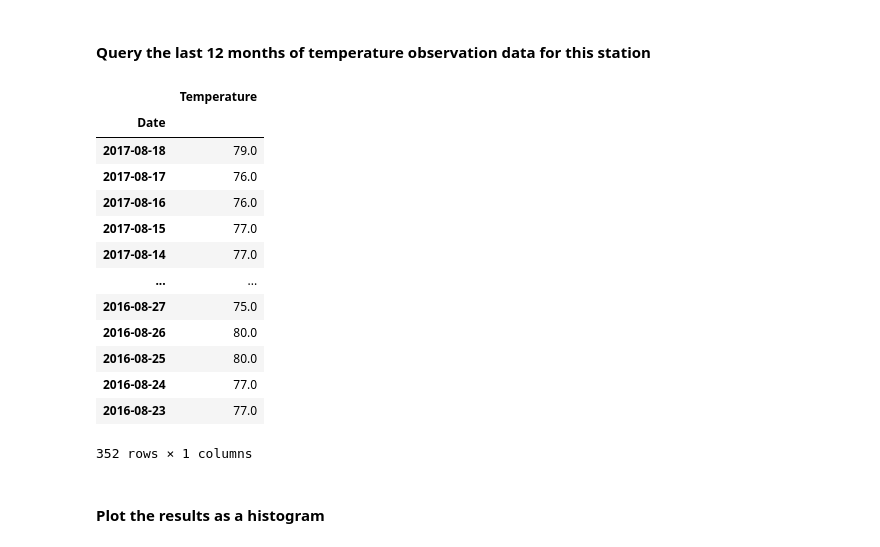
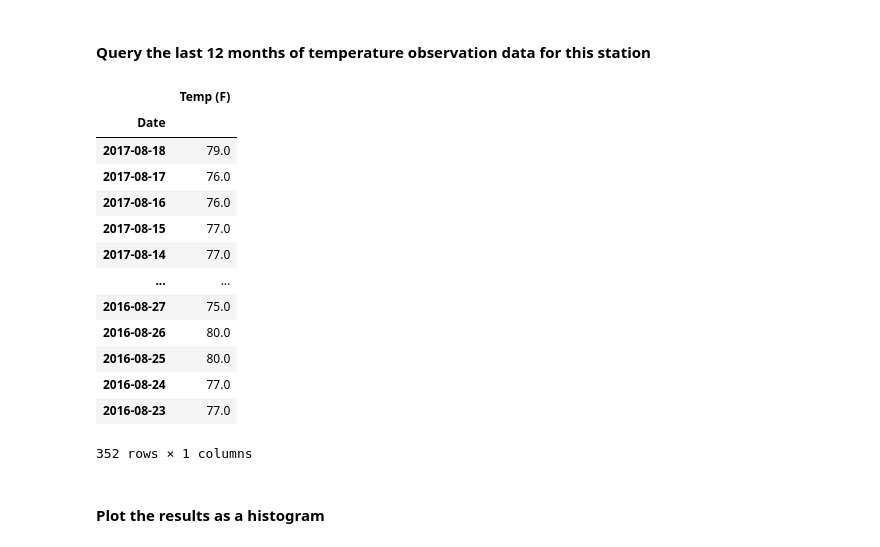
Before and after one commit to Slyssy/sqlalchemy-challenge, a Jupyter notebook: climate_revised.ipynb, the cells around one changed output. Saved outputs shown, nothing was run; the diff lists cells and outputs as text; code cells hidden in the pictures.

```diff
--- a/climate_revised.ipynb
+++ b/climate_revised.ipynb
@@ -196,14 +203,14 @@ func.count(Measurement.tobs))
 # %%
 temp_12mnths_q = session.query(Measurement.date, Measurement.tobs).filter(Measurement.station=="USC00519281").filter(
     and_(Measurement.date >= "2016-08-23", Measurement.date <= "2017-08-23"))
 temp_12mnths = temp_12mnths_q.all()
-temp_12mnths_df = pd.DataFrame(temp_12mnths).rename(columns={"date": "Date", "tobs": "Temperature"})
+temp_12mnths_df = pd.DataFrame(temp_12mnths).rename(columns={"date": "Date", "tobs": "Temp (F)"})
 
 temp_12mnths_df.sort_values(by=["Date"], inplace=True, ascending=False)
 temp_12mnths_df.set_index("Date", inplace=True)
 temp_12mnths_df
 # %% [output]
-|  | Temperature |
+|  | Temp (F) |
 | Date |  |
 | 2017-08-18 | 79.0 |
 | 2017-08-17 | 76.0 |
```
Also changed, not shown: parts of 2 cells of this notebook.
